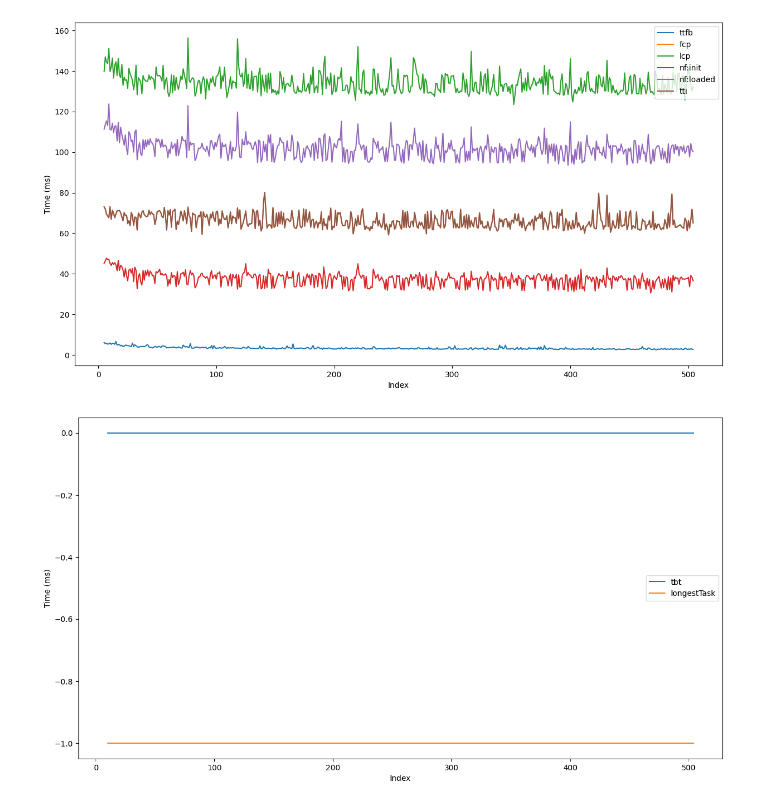
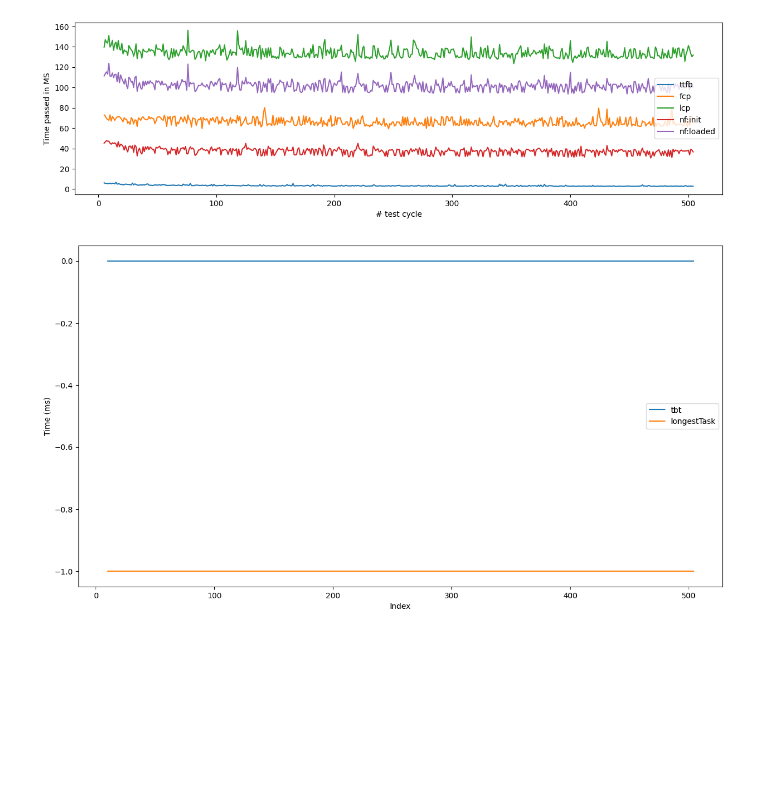
Before and after one commit to Aukevanoost/migrating-stateful-monoliths-to-microfrontends, a Jupyter notebook: analytics/notebooks/core-web-vitals/testrun-8/individual-runs/csr.ipynb, the cells around one changed output. Saved outputs shown, nothing was run; the diff lists cells and outputs as text; code cells hidden in the pictures; blank space fills up the shorter version.

```diff
--- a/analytics/notebooks/core-web-vitals/testrun-8/individual-runs/csr.ipynb
+++ b/analytics/notebooks/core-web-vitals/testrun-8/individual-runs/csr.ipynb
@@ -8,23 +8,23 @@ pd.set_option('display.float_format', lambda x: '%.2f' % x)
 # %%
 df = pd.read_csv('../../../../data/core-web-vitals/testrun-8/results-csr.csv', sep=',')
 
 features = ['navTime', 'totalTime', 'lcp', 'fcp', 'ttfb', 'tbt', 'tti', 'longestTask', 'longTasks', 'nf:init', 'nf:config','nf:loaded']
-target_features = ['ttfb', 'fcp', 'lcp',  'nf:init', 'nf:loaded', 'tti'] #
+target_features = ['ttfb', 'fcp', 'lcp',  'nf:init', 'nf:loaded'] #
 
 # Remove Java warmup
 df = df.iloc[5:]
 
 # Plotting the line graph for ttfb, fcp, and tti
-plt.figure(figsize=(15, 8))
+plt.figure(figsize=(15, 4))
 for t in target_features:
     plt.plot(df[t], label=t)
 
-plt.xlabel('Index')
-plt.ylabel('Time (ms)')
-plt.legend()
+plt.xlabel('# test cycle')
+plt.ylabel('Time passed in MS')
+plt.legend(loc="right")
 plt.show()
 # %% [output]
-[figure, old version]
+[figure, new version]
 # %%
 
 target_features = ['tbt', 'longestTask'] #
```
Also changed, not shown: 15 other files.
